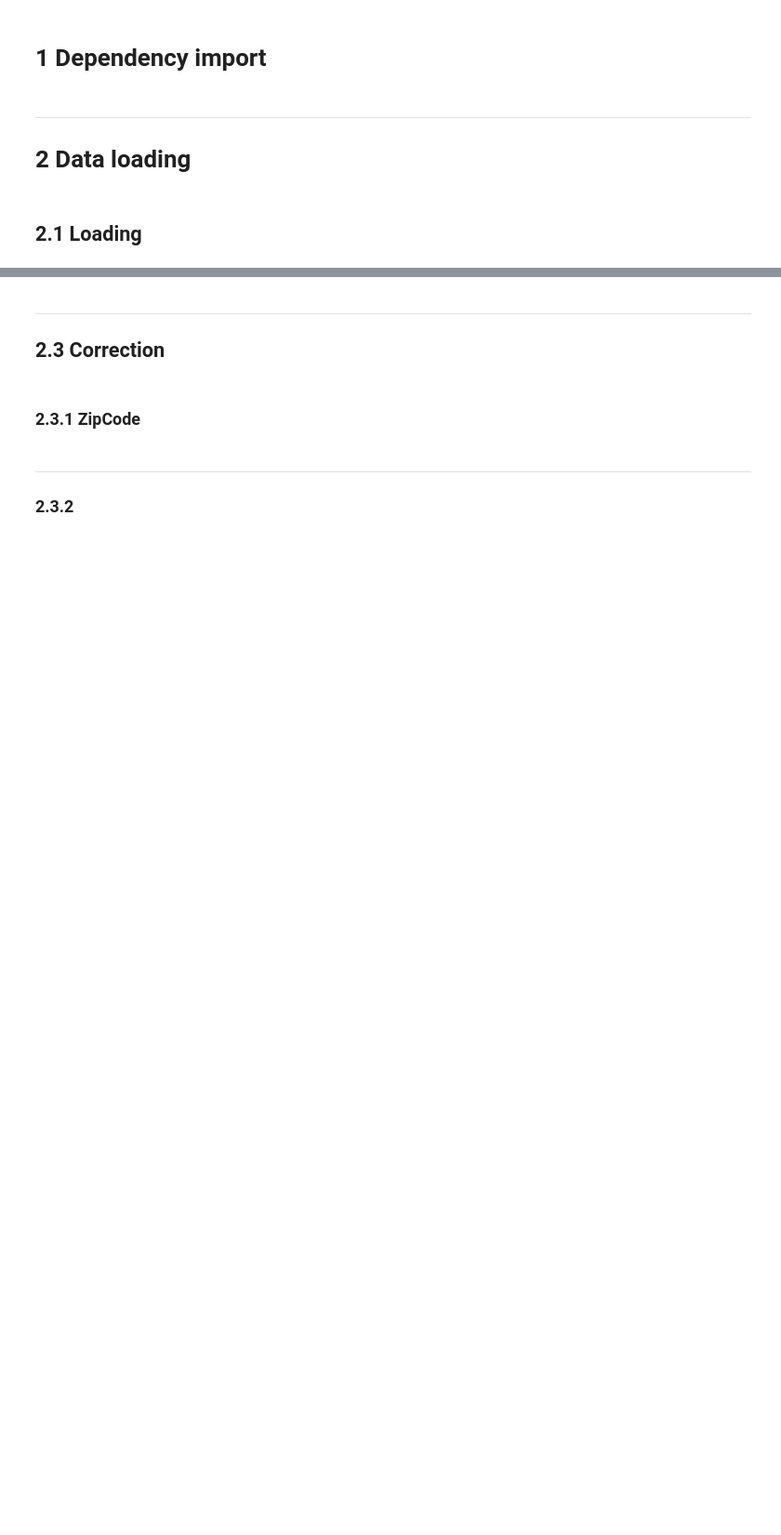
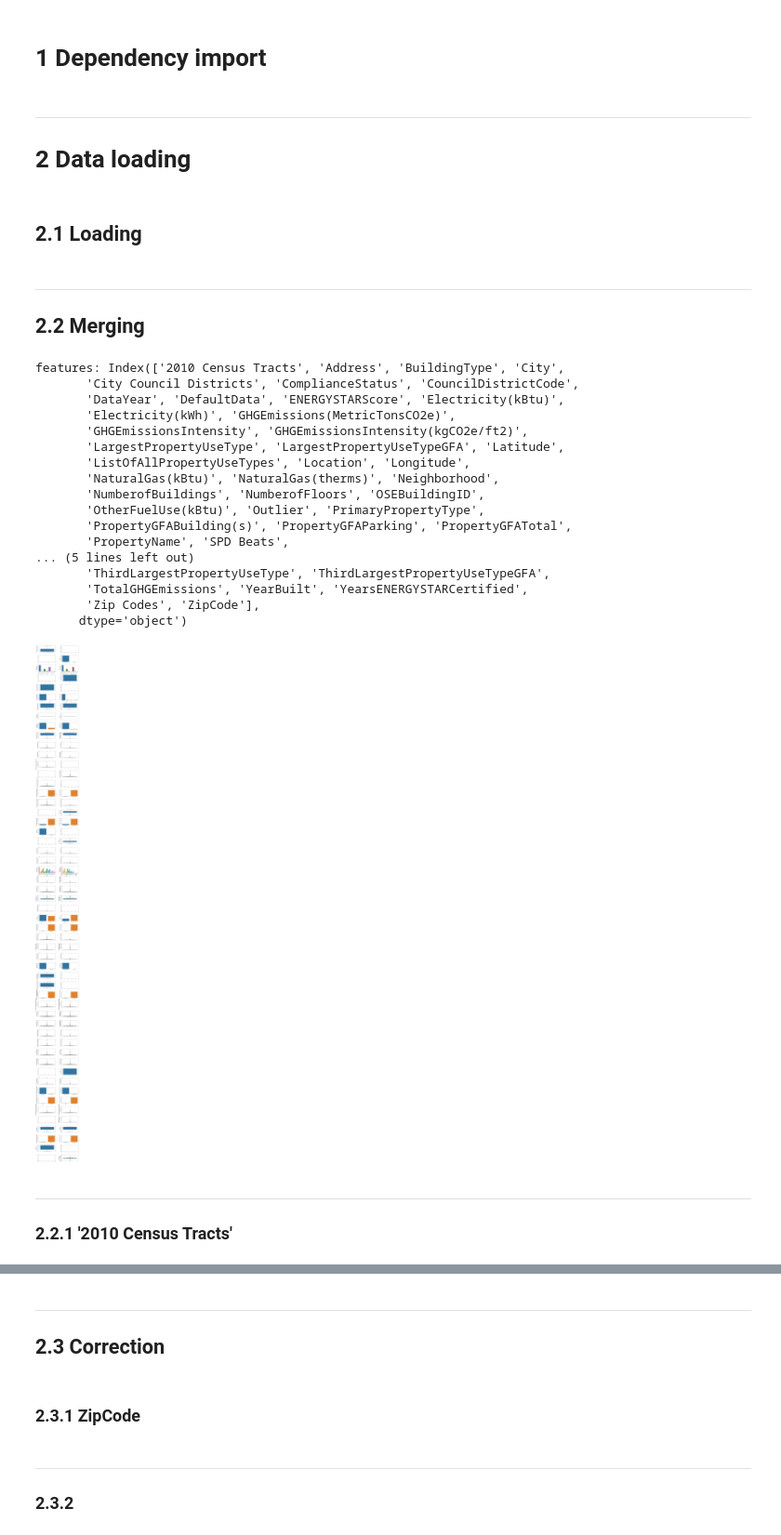
Before and after one commit to curiousmindflow/oc-ml-p3, a Jupyter notebook: preparation.ipynb, the cells around one changed output, grey strips where cells are left out. Shown at 93% size. Drawn from its saved outputs; the diff is of its cells as text; code cells hidden in the pictures; blank space fills up the shorter version.

Commit message:
dual dataframe multiplot analysis tool improved, describe_several, head_several and analysis in progress

```diff
--- a/preparation.ipynb
+++ b/preparation.ipynb
@@ -53,38 +53,39 @@ def multi_boxplot(data, features):
 def create_subplot(dataset, feature, n_rows, index, is_numeric):
     plt.subplot(n_rows, 2, index)
     uniques = dataset[feature].unique()
-    if uniques.size <= 20 and uniques.size > 0:
-        if is_numeric:
-            plot = sns.boxplot(y=dataset[feature])
-        else:
+
+    if is_numeric:
+        plot = sns.boxplot(y=dataset[feature])
+    else:
+        if uniques.size <= 20 and uniques.size > 0:
             plot = sns.countplot(x=dataset[feature])
             plt.xticks(rotation=45, size=8, ha="right")
-    else:
-        dist = pd.DataFrame(data=[[uniques.size, dataset.shape[0] - uniques.size]], columns=["uniques", "not_uniques"])
-        plot = sns.barplot(data=dist)
+        else:
+            dist = pd.DataFrame(data=[[uniques.size, dataset.shape[0] - uniques.size]], columns=["uniques", "not_uniques"])
+            plot = sns.barplot(data=dist)
 
-    plot.set_xlabel(feature, fontsize=12)
-    plot.set_ylabel(None)
+    plot.set_xlabel(None)
+    plot.set_ylabel(feature, fontsize=14)
 
 
-def dataset_diff_analysis(data1, data2, exclude=[]):
+def dataset_diff_analysis(data1, data2, exclude=[], figsize=(15, 200)):
     features = data1.columns.union(data2.columns).difference(exclude)
     n_cols = 2
     n_rows = len(features)
     col_id = 0
     index = 1
 
-    plt.subplots(n_rows, n_cols, figsize=(15, 200))
+    plt.subplots(n_rows, n_cols, figsize=figsize)
     plt.subplots_adjust(wspace=0.35, hspace=0.5)
 
     for f in features:
-        is_numeric = True
+        is_numeric = False
         if f in data1.columns:
             f_type = data1[f].dtype
         else:
             f_type = data2[f].dtype
-        if f_type == "object":
-            is_numeric = False
+        if f_type in ["int64", "float64"]:
+            is_numeric = True
 
         if f in data1.columns.values:
             create_subplot(data1, f, n_rows, index, is_numeric)
@@ -139,3 +158,6 @@ class OutlierIqrProcessor(OutlierProcessor):
 data = pd.read_csv("data/2015-building-energy-benchmarking.csv", delimiter=",")
 # %%
 data2 = pd.read_csv("data/2016-building-energy-benchmarking.csv", delimiter=",")
+# %% [markdown]
+***
+## 2.2 Merging
@@ -142,2 +172,24 @@ data2 = pd.read_csv("data/2016-building-energy-benchmarking.csv", delimiter=",")
 # %%
-dataset_diff_analysis(data, data2, exclude=["Comment", "Comments"])
+dataset_diff_analysis(data, data2, exclude=["Comment", "Comments"], figsize=(15, 200))
+# %% [output]
+features: Index(['2010 Census Tracts', 'Address', 'BuildingType', 'City',
+       'City Council Districts', 'ComplianceStatus', 'CouncilDistrictCode',
+       'DataYear', 'DefaultData', 'ENERGYSTARScore', 'Electricity(kBtu)',
+       'Electricity(kWh)', 'GHGEmissions(MetricTonsCO2e)',
+       'GHGEmissionsIntensity', 'GHGEmissionsIntensity(kgCO2e/ft2)',
+       'LargestPropertyUseType', 'LargestPropertyUseTypeGFA', 'Latitude',
+       'ListOfAllPropertyUseTypes', 'Location', 'Longitude',
+       'NaturalGas(kBtu)', 'NaturalGas(therms)', 'Neighborhood',
+       'NumberofBuildings', 'NumberofFloors', 'OSEBuildingID',
+       'OtherFuelUse(kBtu)', 'Outlier', 'PrimaryPropertyType',
+       'PropertyGFABuilding(s)', 'PropertyGFAParking', 'PropertyGFATotal',
+       'PropertyName', 'SPD Beats',
+... (5 lines left out)
+       'ThirdLargestPropertyUseType', 'ThirdLargestPropertyUseTypeGFA',
+       'TotalGHGEmissions', 'YearBuilt', 'YearsENERGYSTARCertified',
+       'Zip Codes', 'ZipCode'],
+      dtype='object')
+[figure, added]
+# %% [markdown]
+***
+### 2.2.1 '2010 Census Tracts'
```
Also changed, not shown: parts of 59 cells of this notebook.
